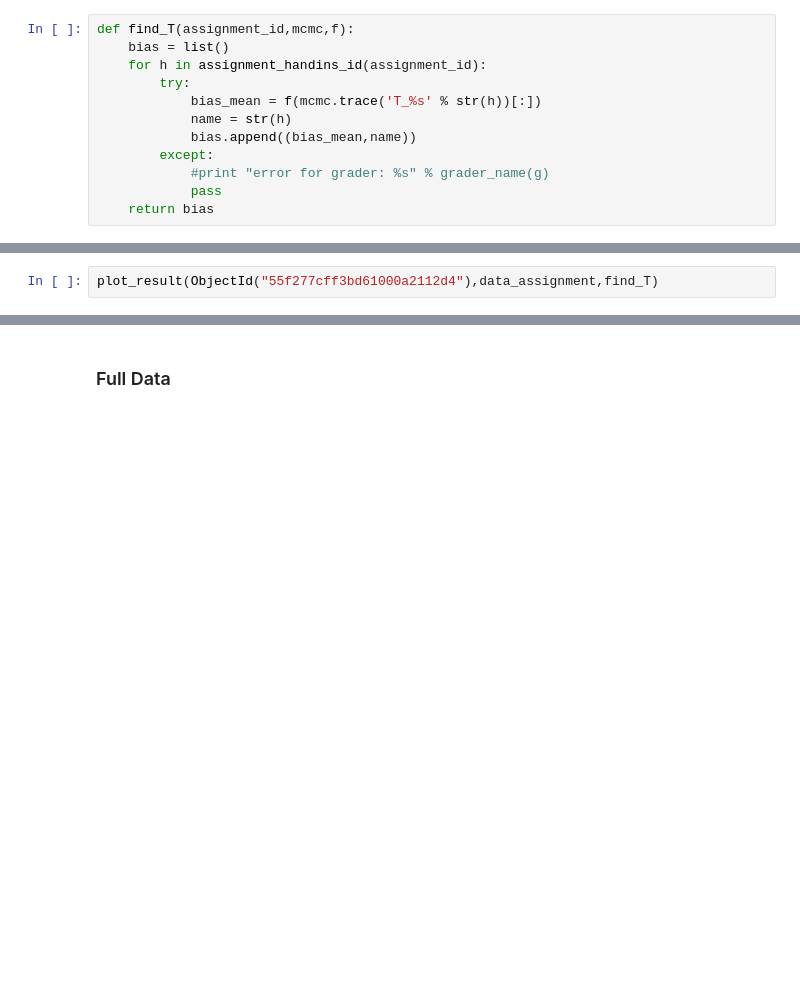
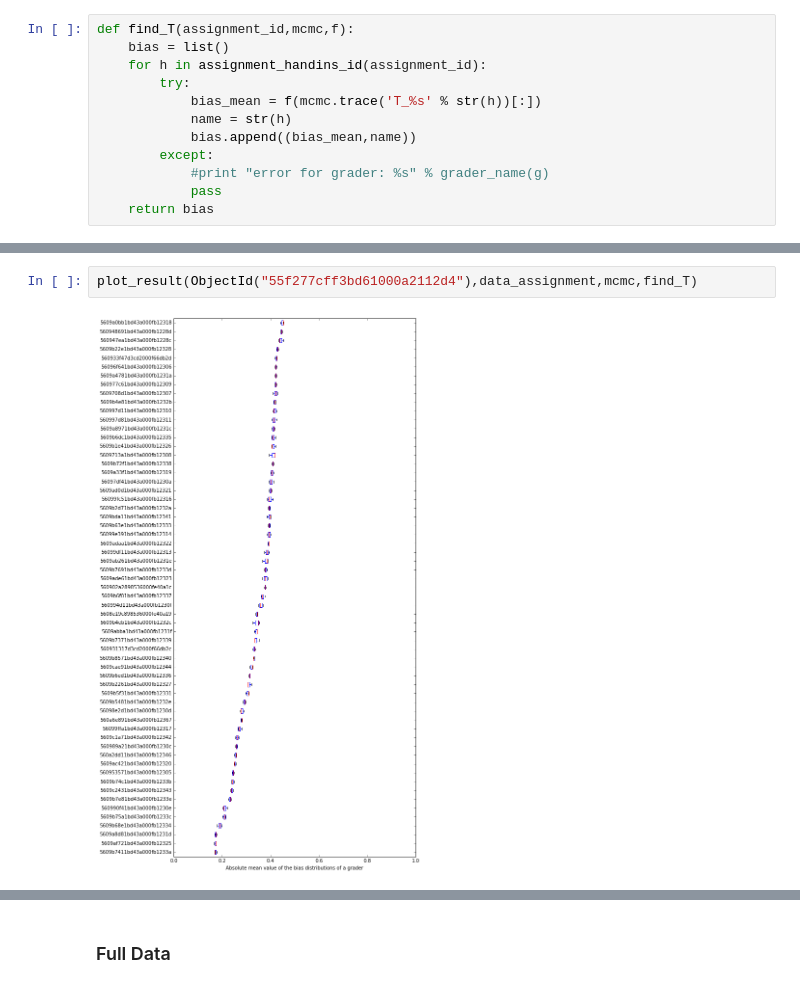
Before and after one commit to TomMalow/pymcmodels, a Jupyter notebook: Computational Tools analysis with optimized model.ipynb, the cells around one changed output, grey strips where cells are left out. Cells and saved outputs as stored; diff of their text form; blank space fills up the shorter version.

```diff
--- a/Computational Tools analysis with optimized model.ipynb
+++ b/Computational Tools analysis with optimized model.ipynb
@@ -219,2 +242,4 @@ plot_result(ObjectId("55f277cff3bd61000a2112d4"),data_assignment,mcmc,find_bias)
 # %%
-plot_result(ObjectId("55f277cff3bd61000a2112d4"),data_assignment,find_T)
+plot_result(ObjectId("55f277cff3bd61000a2112d4"),data_assignment,mcmc,find_T)
+# %% [output]
+[figure, added]
```
Also changed, not shown: parts of 29 cells of this notebook, 23 other files.
